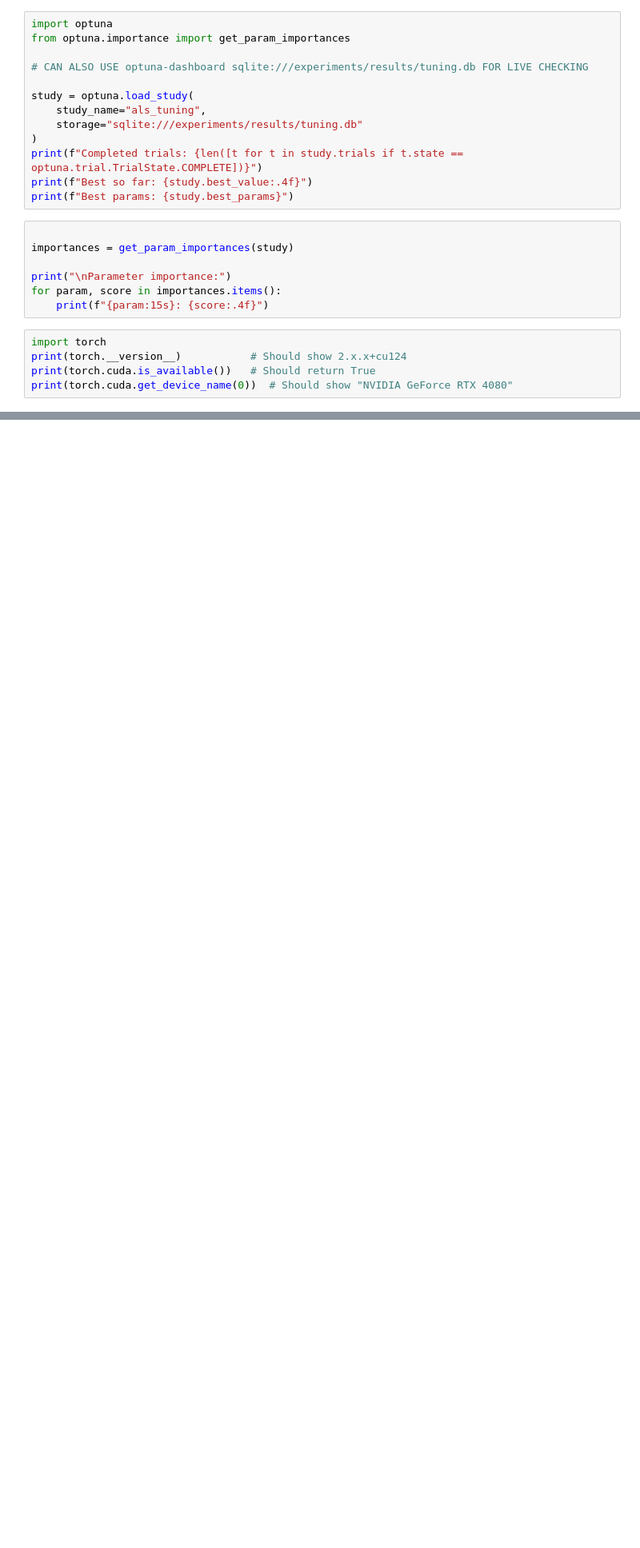
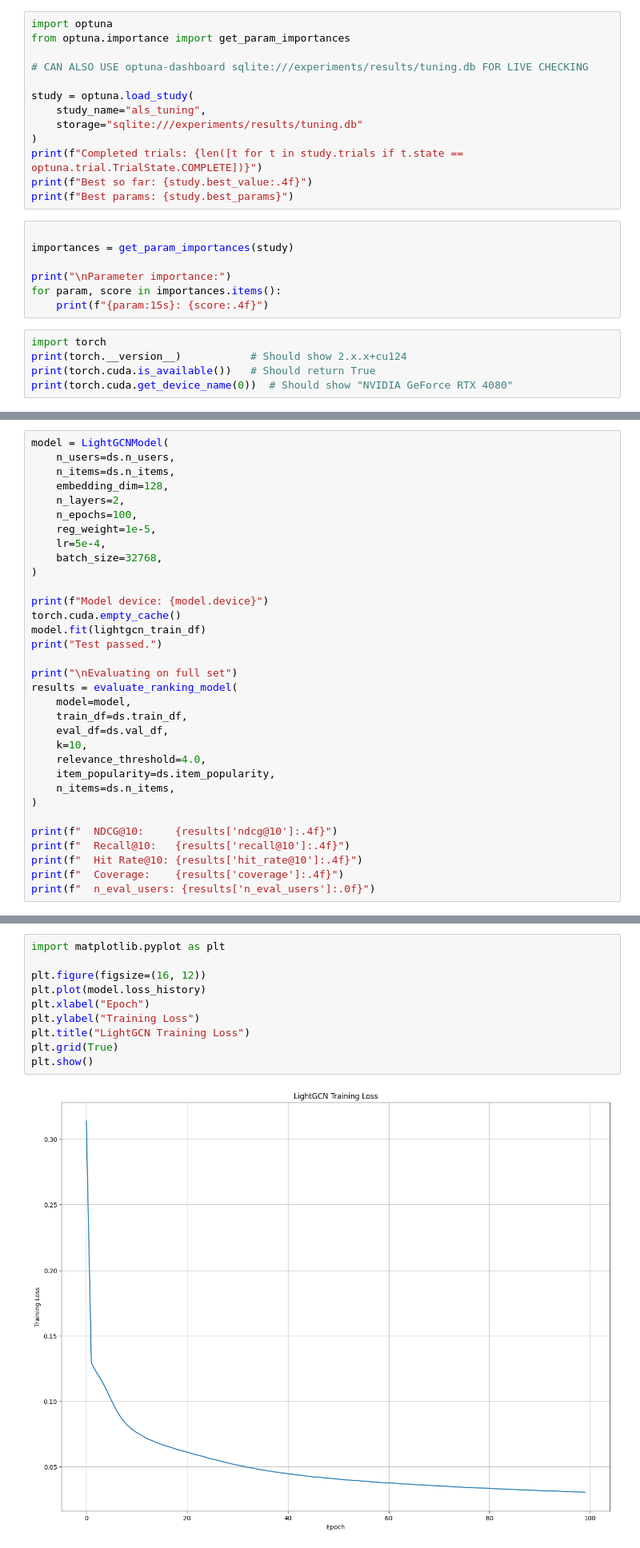
Before and after one commit to bouhlet0/movie-lens-recommender, a Jupyter notebook: result_check.ipynb, the cells around one changed output, grey strips where cells are left out. Shown at 80% size. Saved outputs shown, nothing was run; the diff lists cells and outputs as text; blank space fills up the shorter version.

Commit message:
Fix and ran full lightGCN model, saved model for recommendation

```diff
--- a/result_check.ipynb
+++ b/result_check.ipynb
@@ -62,0 +116,33 @@ Smoke test passed.
+# %%
+model = LightGCNModel(
+    n_users=ds.n_users,
+    n_items=ds.n_items,
+    embedding_dim=128,
+    n_layers=2,
+    n_epochs=100,
+    reg_weight=1e-5,
+    lr=5e-4,
+    batch_size=32768,
+)
+
+print(f"Model device: {model.device}")
+torch.cuda.empty_cache()
+model.fit(lightgcn_train_df)
+print("Test passed.")
+
+print("\nEvaluating on full set")
+results = evaluate_ranking_model(
+    model=model,
+    train_df=ds.train_df,
+    eval_df=ds.val_df,
+    k=10,
+    relevance_threshold=4.0,
+    item_popularity=ds.item_popularity,
+    n_items=ds.n_items,
+)
+
+print(f"  NDCG@10:     {results['ndcg@10']:.4f}")
+print(f"  Recall@10:   {results['recall@10']:.4f}")
+print(f"  Hit Rate@10: {results['hit_rate@10']:.4f}")
+print(f"  Coverage:    {results['coverage']:.4f}")
+print(f"  n_eval_users: {results['n_eval_users']:.0f}")
@@ -62,0 +167,12 @@ Smoke test passed.
+# %%
+import matplotlib.pyplot as plt
+
+plt.figure(figsize=(16, 12))
+plt.plot(model.loss_history)
+plt.xlabel("Epoch")
+plt.ylabel("Training Loss")
+plt.title("LightGCN Training Loss")
+plt.grid(True)
+plt.show()
+# %% [output]
+[figure, added]
```
Also changed, not shown: parts of 36 cells of this notebook, 4 other files.
